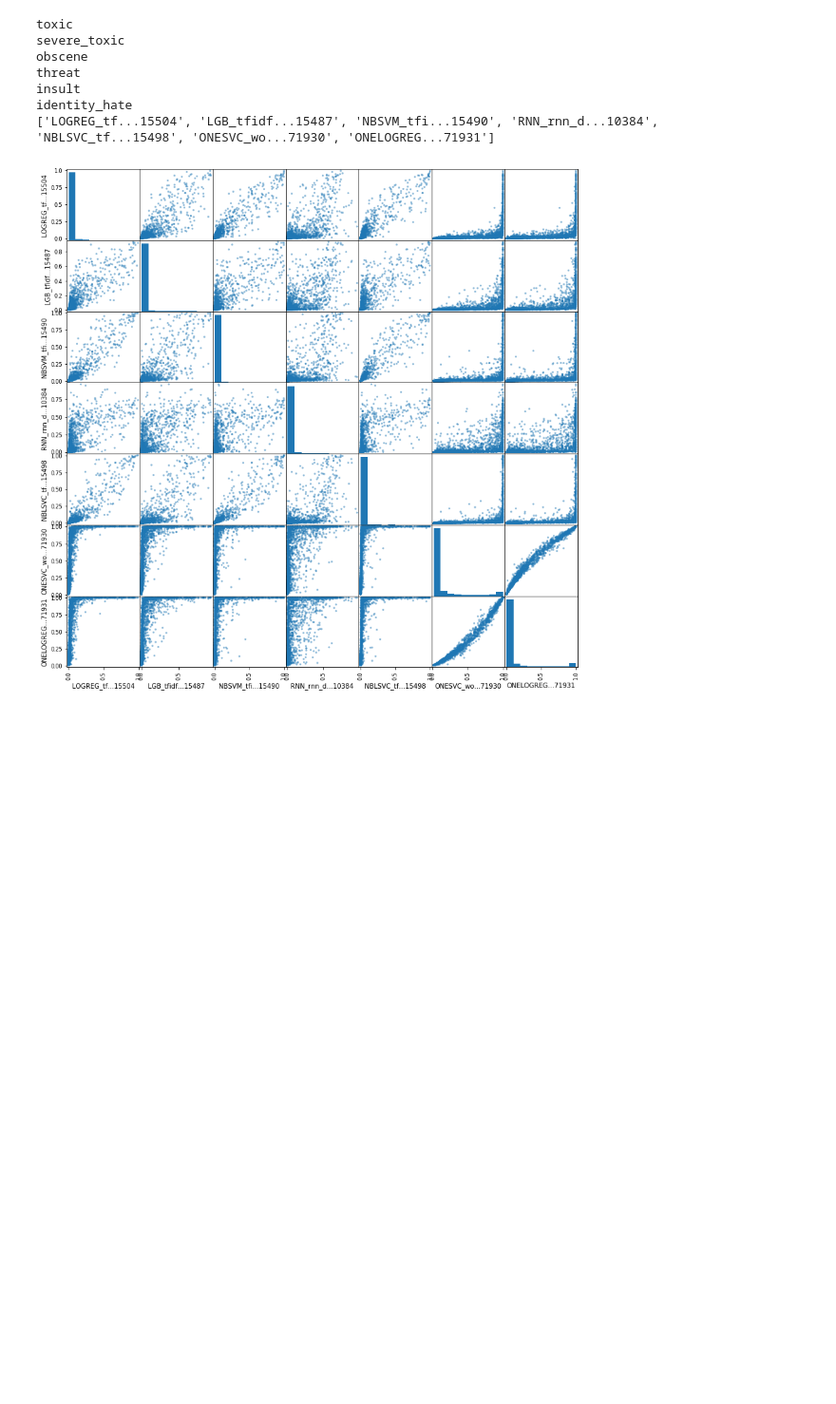
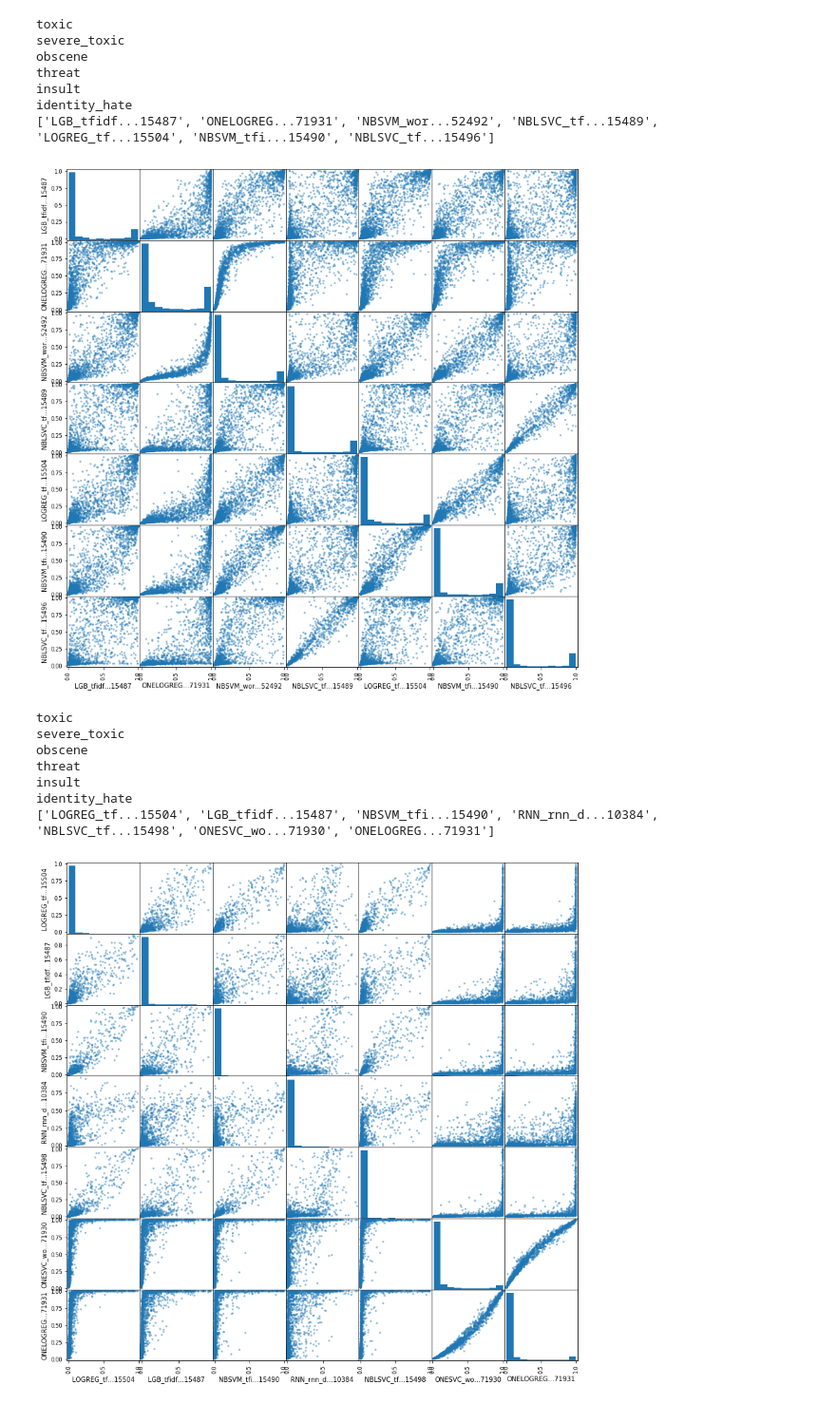
Before and after one commit to wluo-personal/Kaggle, a Jupyter notebook: toxic/sc/stacking/base_layer_est_preds_analysis.ipynb, the cells around one changed output. Shown at 95% size. Saved outputs shown, nothing was run; the diff lists cells and outputs as text; code cells hidden in the pictures; blank space fills up the shorter version.

```diff
--- a/toxic/sc/stacking/base_layer_est_preds_analysis.ipynb
+++ b/toxic/sc/stacking/base_layer_est_preds_analysis.ipynb
@@ -82,3 +101,14 @@ identity_hate
+# %%
+scatter_per_label(base_est_result_repo, 'toxic', 5000)
+# %% [output]
+toxic
+severe_toxic
+obscene
+threat
+insult
+identity_hate
+['LGB_tfidf...15487', 'ONELOGREG...71931', 'NBSVM_wor...52492', 'NBLSVC_tf...15489', 'LOGREG_tf...15504', 'NBSVM_tfi...15490', 'NBLSVC_tf...15496']
+[figure, added]
 # %%
 scatter_per_label(base_est_result_repo, 'severe_toxic', 10000)
 # %% [output]
```
Also changed, not shown: parts of 12 cells of this notebook, 6 other files.
